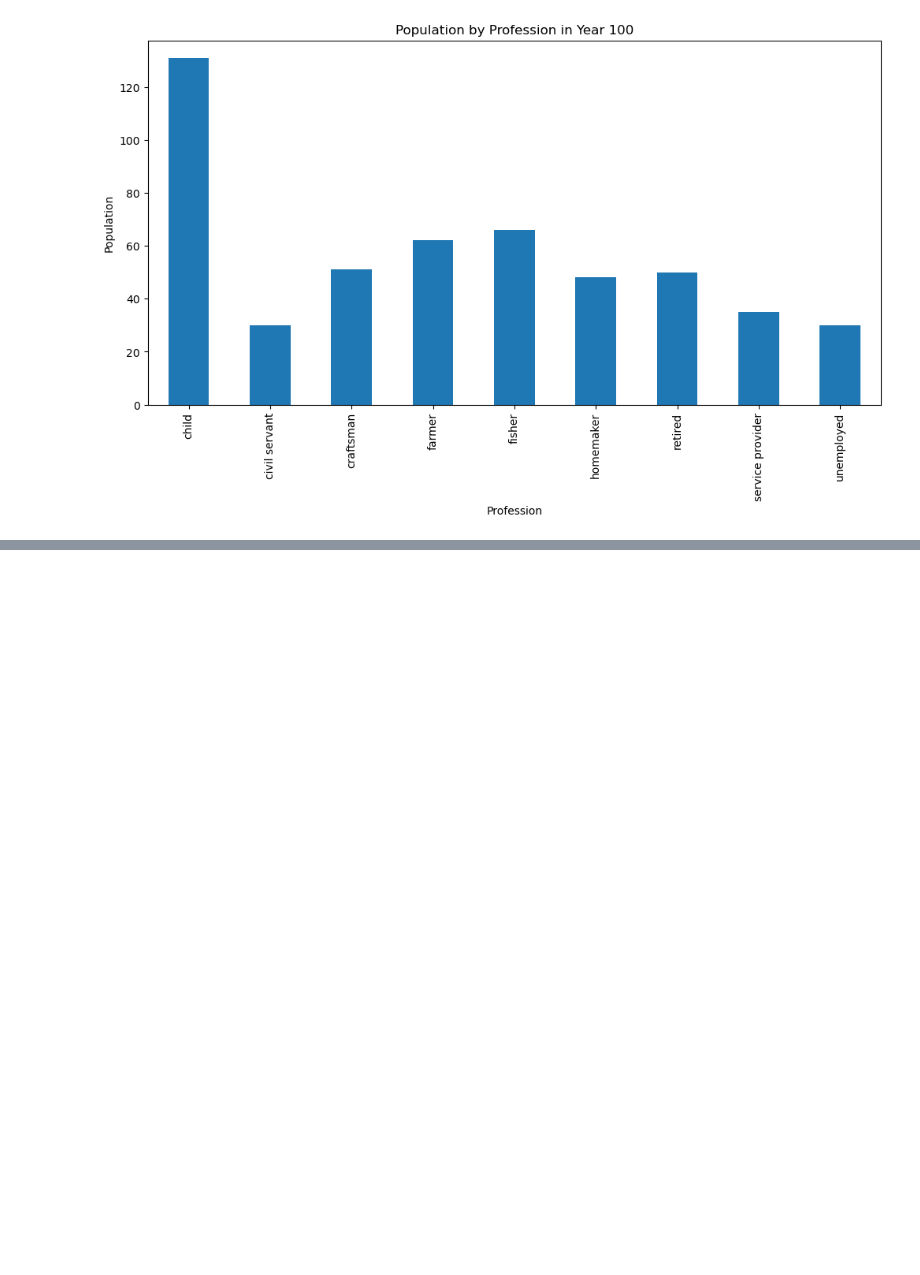
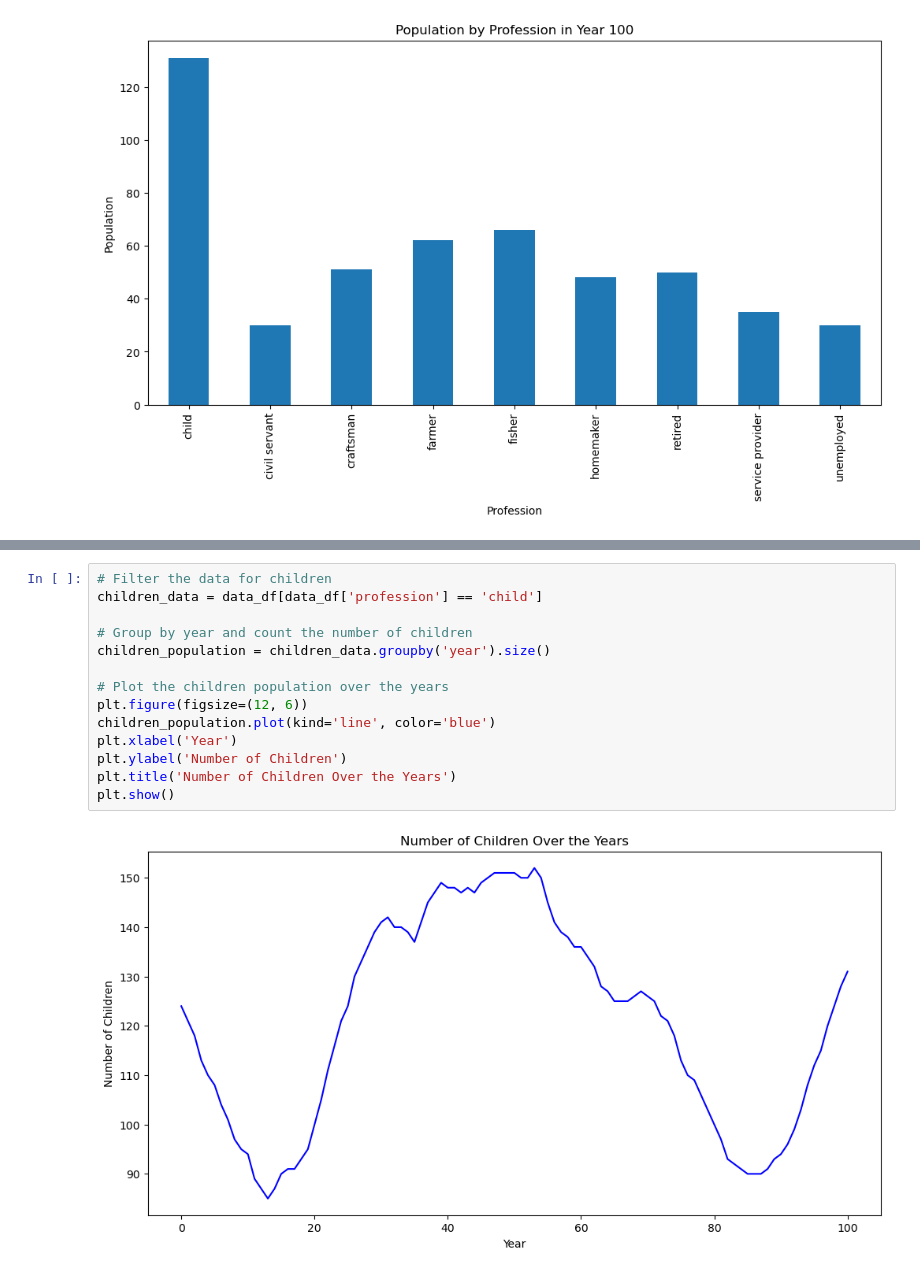
Before and after one commit to merijnvervoorn/islandtm, a Jupyter notebook: visualisation.ipynb, the cells around one changed output, grey strips where cells are left out. Cells and saved outputs as stored; diff of their text form; blank space fills up the shorter version.

```diff
--- a/visualisation.ipynb
+++ b/visualisation.ipynb
@@ -68,0 +103,16 @@ plt.show()
+# %%
+# Filter the data for children
+children_data = data_df[data_df['profession'] == 'child']
+
+# Group by year and count the number of children
+children_population = children_data.groupby('year').size()
+
+# Plot the children population over the years
+plt.figure(figsize=(12, 6))
+children_population.plot(kind='line', color='blue')
+plt.xlabel('Year')
+plt.ylabel('Number of Children')
+plt.title('Number of Children Over the Years')
+plt.show()
+# %% [output]
+[figure, added]
```
Also changed, not shown: parts of 2 cells of this notebook.
